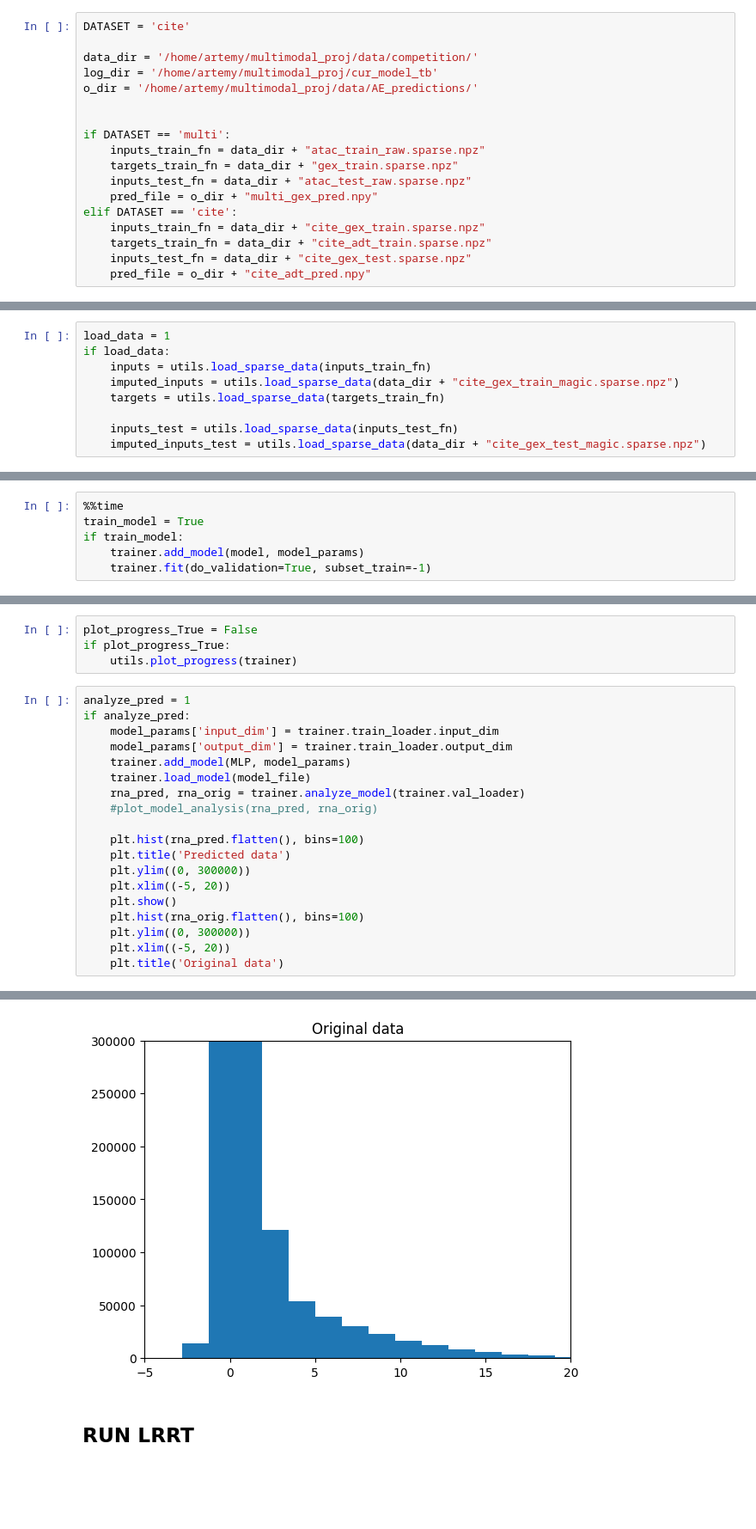
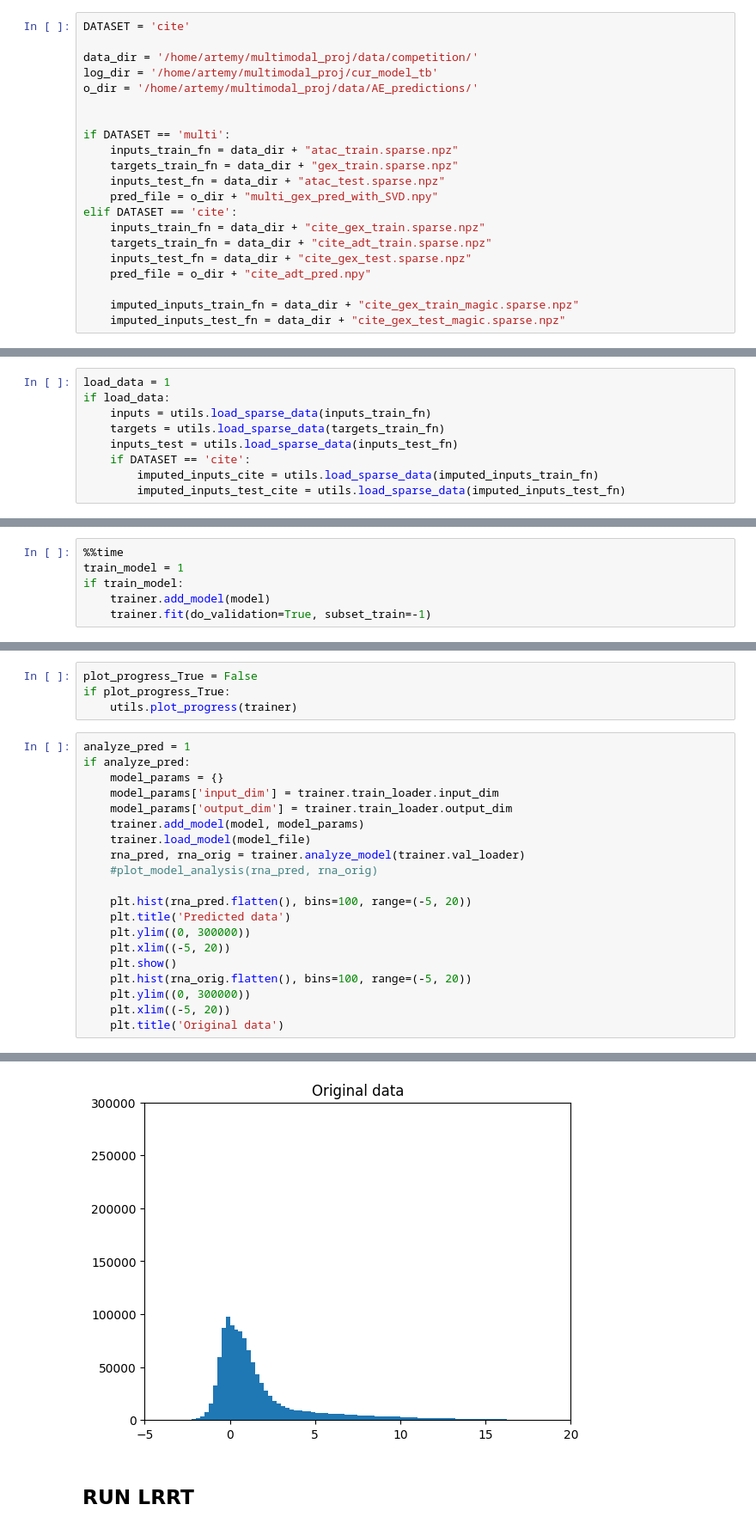
Before and after one commit to artemy-bakulin/multimodal, a Jupyter notebook: Experiment_with_MLPs.ipynb, the cells around one changed output, grey strips where cells are left out. Shown at 86% size. Drawn from its saved outputs; the diff is of its cells as text; blank space fills up the shorter version.

```diff
--- a/Experiment_with_MLPs.ipynb
+++ b/Experiment_with_MLPs.ipynb
@@ -39,14 +40,17 @@ o_dir = '/home/artemy/multimodal_proj/data/AE_predictions/'
 
 
 if DATASET == 'multi':
-    inputs_train_fn = data_dir + "atac_train_raw.sparse.npz"
+    inputs_train_fn = data_dir + "atac_train.sparse.npz"
     targets_train_fn = data_dir + "gex_train.sparse.npz"
-    inputs_test_fn = data_dir + "atac_test_raw.sparse.npz"
-    pred_file = o_dir + "multi_gex_pred.npy"
+    inputs_test_fn = data_dir + "atac_test.sparse.npz"
+    pred_file = o_dir + "multi_gex_pred_with_SVD.npy"
 elif DATASET == 'cite':
     inputs_train_fn = data_dir + "cite_gex_train.sparse.npz"
     targets_train_fn = data_dir + "cite_adt_train.sparse.npz"
     inputs_test_fn = data_dir + "cite_gex_test.sparse.npz"
     pred_file = o_dir + "cite_adt_pred.npy"
+
+    imputed_inputs_train_fn = data_dir + "cite_gex_train_magic.sparse.npz"
+    imputed_inputs_test_fn = data_dir + "cite_gex_test_magic.sparse.npz"
 # %% [markdown]
 ## Model:
@@ -295,9 +132,0 @@ class MLP_Cite(CustomModel):
-# %%
-load_data = 1
-if load_data:
-    inputs = utils.load_sparse_data(inputs_train_fn)
-    imputed_inputs = utils.load_sparse_data(data_dir + "cite_gex_train_magic.sparse.npz")
-    targets = utils.load_sparse_data(targets_train_fn)
-
-    inputs_test = utils.load_sparse_data(inputs_test_fn)
-    imputed_inputs_test = utils.load_sparse_data(data_dir + "cite_gex_test_magic.sparse.npz")
@@ -304,3 +311,12 @@ if load_data:
+# %%
+load_data = 1
+if load_data:
+    inputs = utils.load_sparse_data(inputs_train_fn)
+    targets = utils.load_sparse_data(targets_train_fn)
+    inputs_test = utils.load_sparse_data(inputs_test_fn)
+    if DATASET == 'cite':
+        imputed_inputs_cite = utils.load_sparse_data(imputed_inputs_train_fn)
+        imputed_inputs_test_cite = utils.load_sparse_data(imputed_inputs_test_fn)
 # %%
 from sklearn.decomposition import TruncatedSVD, NMF, PCA, KernelPCA
 
@@ -376,8 +422,8 @@ if configure_trainer:
 # %%
 %%time
-train_model = True
+train_model = 1
 if train_model:
-    trainer.add_model(model, model_params)
+    trainer.add_model(model)
     trainer.fit(do_validation=True, subset_train=-1)
 # %% [output]
 Using TensorBoard for output
@@ -400,19 +446,20 @@ if plot_progress_True:
 # %%
 analyze_pred = 1
 if analyze_pred:
+    model_params = {}
     model_params['input_dim'] = trainer.train_loader.input_dim
     model_params['output_dim'] = trainer.train_loader.output_dim
-    trainer.add_model(MLP, model_params)
+    trainer.add_model(model, model_params)
     trainer.load_model(model_file)
     rna_pred, rna_orig = trainer.analyze_model(trainer.val_loader)
     #plot_model_analysis(rna_pred, rna_orig)
 
-    plt.hist(rna_pred.flatten(), bins=100)
+    plt.hist(rna_pred.flatten(), bins=100, range=(-5, 20))
     plt.title('Predicted data')
     plt.ylim((0, 300000))
     plt.xlim((-5, 20))
     plt.show()
-    plt.hist(rna_orig.flatten(), bins=100)
+    plt.hist(rna_orig.flatten(), bins=100, range=(-5, 20))
     plt.ylim((0, 300000))
     plt.xlim((-5, 20))
     plt.title('Original data')
@@ -421,4 +468,4 @@ if analyze_pred:
-[figure, old version]
+[figure, new version]
 # %% [markdown]
 ## RUN LRRT
 # %%
```
Also changed, not shown: parts of 20 cells of this notebook, 1 other file.
